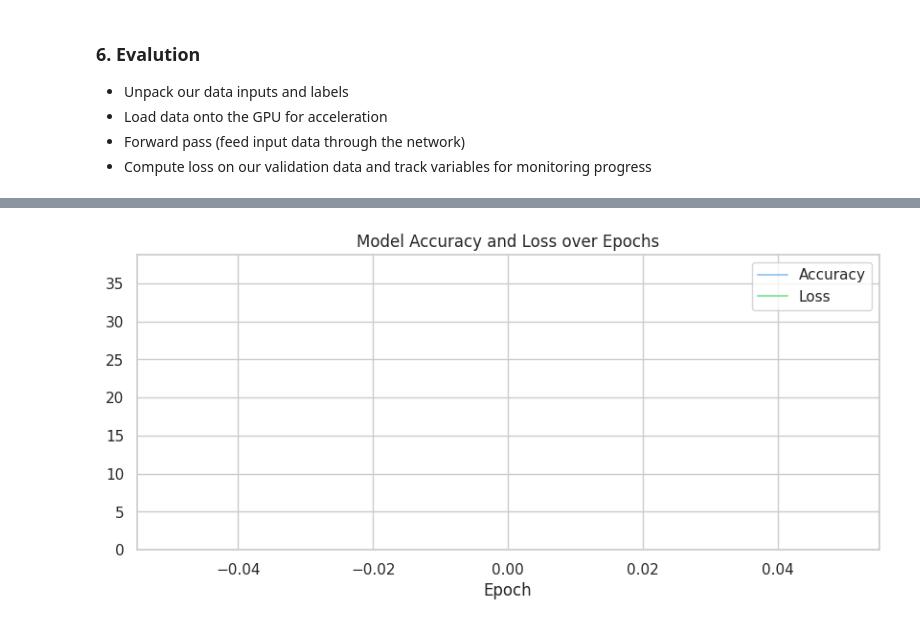
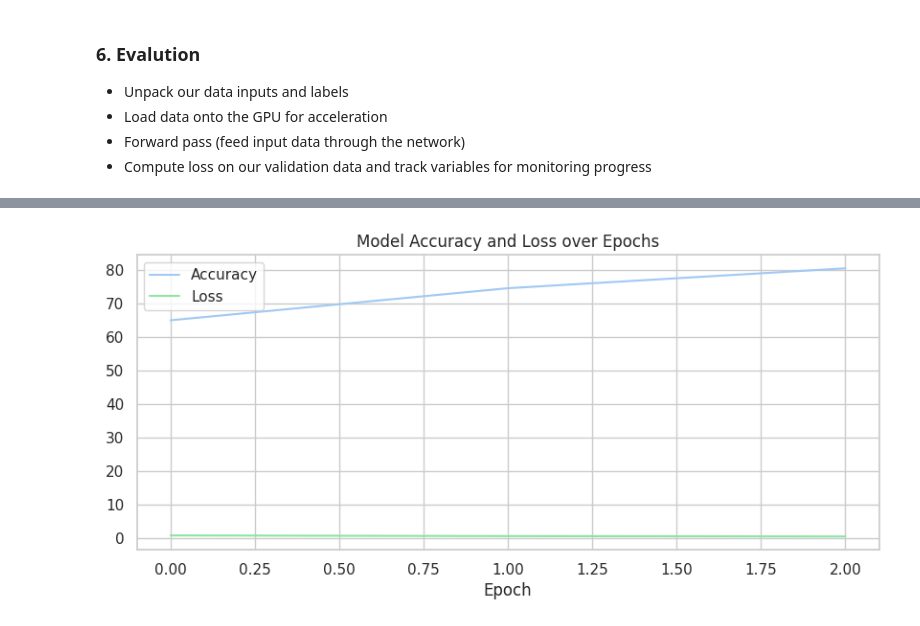
Before and after one commit to heba14101998/WideBotAI, a Jupyter notebook: Sentiment-Analysis/Sentiment-Analysis.ipynb, the cells around one changed output, grey strips where cells are left out. Cells and saved outputs as stored; diff of their text form; code cells hidden in the pictures.

Commit message:
Train BERT Model on Kaggle

```diff
--- a/Sentiment-Analysis/Sentiment-Analysis.ipynb
+++ b/Sentiment-Analysis/Sentiment-Analysis.ipynb
@@ -717,7 +723,7 @@ train_df["clean_text"] = train_df["text"].\
 # %%
-val_df["clean_text"] = val_df["text"].\
-                                    map(lambda x: clean_text(x, keep_context=True) \
-                                    if isinstance(x, str) else x)
+# val_df["clean_text"] = val_df["text"].\
+#                                     map(lambda x: clean_text(x, keep_context=True) \
+#                                     if isinstance(x, str) else x)
 # %%
 import gc
 
@@ -857,3 +860,0 @@ Token IDs:  [101, 17111, 2080, 6517, 2097, 3335, 2017, 2182, 1999, 2624, 5277, 9
-# %%
-val_texts = val_df['clean_text'].tolist()
-print_exmples(val_texts, n=1, tokenizer = tokenizer)
@@ -961,7 +942,7 @@ tensor([[  101,  2031,  5838,  1010,  2065,  2020,  2183,   102,     0,     0,
 train_labels = torch.tensor(train_df['label'].values)
 val_labels = torch.tensor(val_df['label'].values)
 # %%
-BATCH_SIZE = 32
+BATCH_SIZE = 8
 
 # Create the DataLoader for our training set
 train_data = TensorDataset(train_inputs, train_masks, train_labels)
@@ -1205,7 +1186,7 @@ def train(model, train_dataloader, val_dataloader=None, evaluate = False, epochs
     print("Training complete!")
     return epochs_stats
 # %%
-EPOCHS = 2
+EPOCHS = 3
 LR = 2e-5
 LOSS_FUNC = nn.CrossEntropyLoss()
 
@@ -1274,9 +1227,8 @@ performance_stats
 # %%
-
-learning_curve(performance_stats['Training_Accuracy'],
+utils.learning_curve(performance_stats['Training_Accuracy'],
                      performance_stats['Training_Loss'],
                      performance_stats['Epoch'], palette_color)
 # %% [output]
-[figure, old version]
+[figure, new version]
 # %%
 performance_stats.update(Evaluation(bert_classifier, val_dataloader, dataset = 'Validation'))
```
Also changed, not shown: parts of 24 cells of this notebook, 1 other file.
